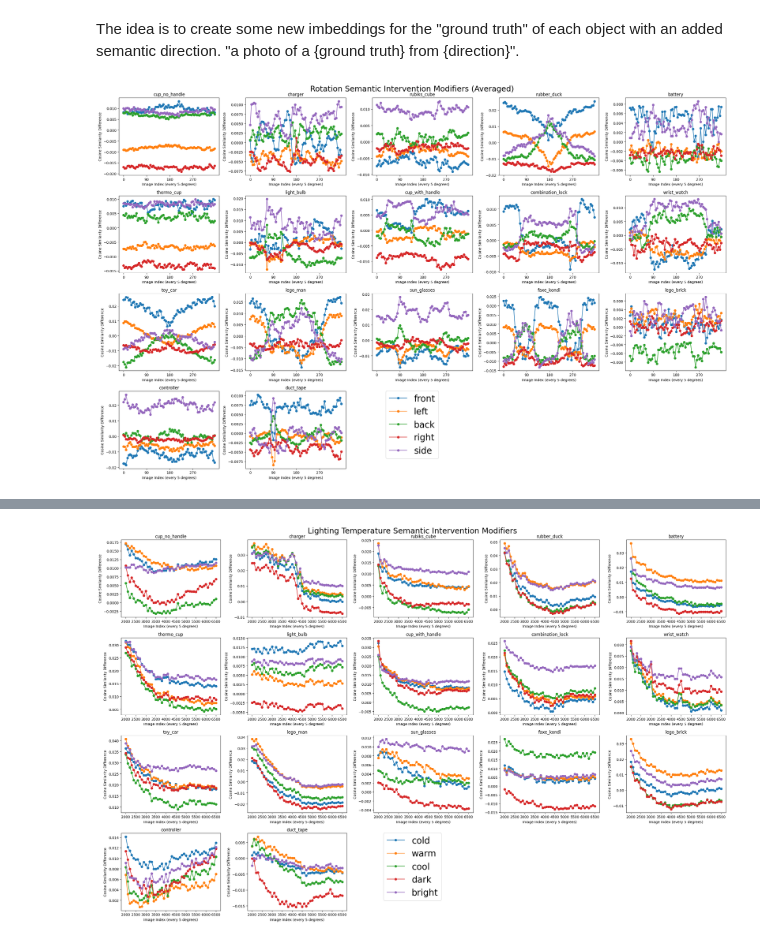
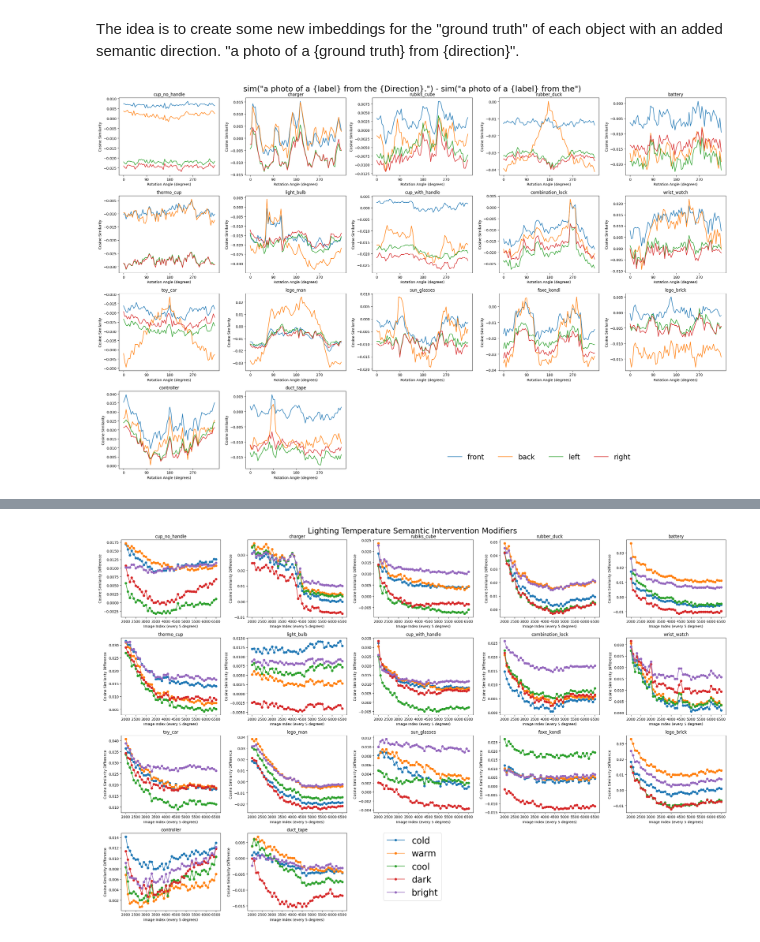
Before and after one commit to AlbertFKHansen/ProjectWork, a Jupyter notebook: semantic_direction.ipynb, the cells around one changed output, grey strips where cells are left out. Saved outputs shown, nothing was run; the diff lists cells and outputs as text; code cells hidden in the pictures.

```diff
--- a/semantic_direction.ipynb
+++ b/semantic_direction.ipynb
@@ -15,15 +15,25 @@ with open('Data/Dataset/GT_labels.json', 'r') as f:
     GT_labels = json.load(f)
 # %%
 # semantic direction
-direction = ["front", "left", "back", "right", "side"]
+direction = [
+   # Basic geometric directions
+   "front", "back", "left", "right", #"side", "top", "bottom",
+
+   # Perspective/viewpoint terms
+   #"above", "below", "overhead", "underneath", "behind", "forward", "backward", "sideways", "profile",
+
+   # Angular/rotational
+   #"diagonal", "angled", "tilted", "rotated", "upright", "inverted", "horizontal", "vertical",
+]
 
 # compute semantic embeddings
 labels, semantic_labels = list(), list()
 for i,obj in enumerate(dataset["rot"].keys()):
-    labels.append(model.embed(f"a photo of a {GT_labels[obj]}."))
+    labels.append(model.embed(f"a photo of a {GT_labels[obj]} from the"))
     semantic_labels.append([])
-    for v in range(5):
+    for v in range(len(direction)):
         semantic_labels[i].append(model.embed(f"a photo of a {GT_labels[obj]} from the {direction[v]}."))
+        #semantic_labels[i].append(model.embed(f"{direction[v]}"))
 # %%
 num_objs = len(dataset["rot"].keys())
 cols = int(ceil(sqrt(num_objs)))
@@ -35,42 +45,48 @@ total_all_sims = []
 for obj_idx, (obj, ax) in enumerate(zip(dataset["rot"].keys(), axes.flat)):
     all_sims = []
     for i in range(72):
         sims = []
-        for v in range(5):
+        for v in range(len(direction)):
             sim_semantic = cosine_similarity(
                 np.array(dataset["rot"][obj][f"{i*5}"]).reshape(1, -1),
                 np.array(semantic_labels[obj_idx][v]).reshape(1, -1)
             )[0, 0]
             sim = cosine_similarity(
                 np.array(dataset["rot"][obj][f"{i*5}"]).reshape(1, -1),
                 np.array(labels[obj_idx]).reshape(1, -1)
             )[0, 0]
             sim_delta = sim_semantic - sim
             sims.append(sim_delta)
-            mean = np.mean(sims)
-            sims = [s - mean for s in sims]
+            #mean = np.mean(sims)
+            #sims = [s - mean for s in sims]
         all_sims.append(sims)
     total_all_sims.append(all_sims)
 
-    for v in range(5):
+    for v in range(len(direction)):
         sims = [all_sims[i][v] for i in range(72)]
-        ax.plot(range(72), sims, marker='o', label=f'{direction[v]}')
+        ax.plot(range(72), sims, label=f'{direction[v]}')
     ax.set_xticks([i*18 for i in range(4)])
     ax.set_xticklabels([f'{i*90}' for i in range(4)])
-    ax.set_xlabel('Image Index (every 5 degrees)')
-    ax.set_ylabel('Cosine Similarity Difference')
+    ax.set_xlabel('Rotation Angle (degrees)')
+    ax.set_ylabel('Cosine Similarity')
     ax.set_title(f'{obj}')
 
+fig.suptitle('sim("a photo of a {label} from the {Direction}.") - sim("a photo of a {label} from the")', fontsize=22)
+
 handles, labels_ = axes[0, 0].get_legend_handles_labels()
-fig.legend(handles, labels_, loc='lower center', bbox_to_anchor=(0.5, 0.05), fontsize=25)
-fig.suptitle('Rotation Semantic Intervention Modifiers (Averaged)', fontsize=22)
+fig.legend(handles, labels_,
+           ncol=4,
+           loc='lower center',
+           bbox_to_anchor=(0.7, 0.04),
+           fontsize=20,
+           frameon=False)
 
 for idx in range(num_objs, rows * cols):
     fig.delaxes(axes.flat[idx])
 
 plt.tight_layout()
 plt.show()
 # %% [output]
-[figure, old version]
+[figure, new version]
 # %%
 # Convert all_sims to a numpy array for easier manipulation
```
Also changed, not shown: parts of 1 cell of this notebook.
